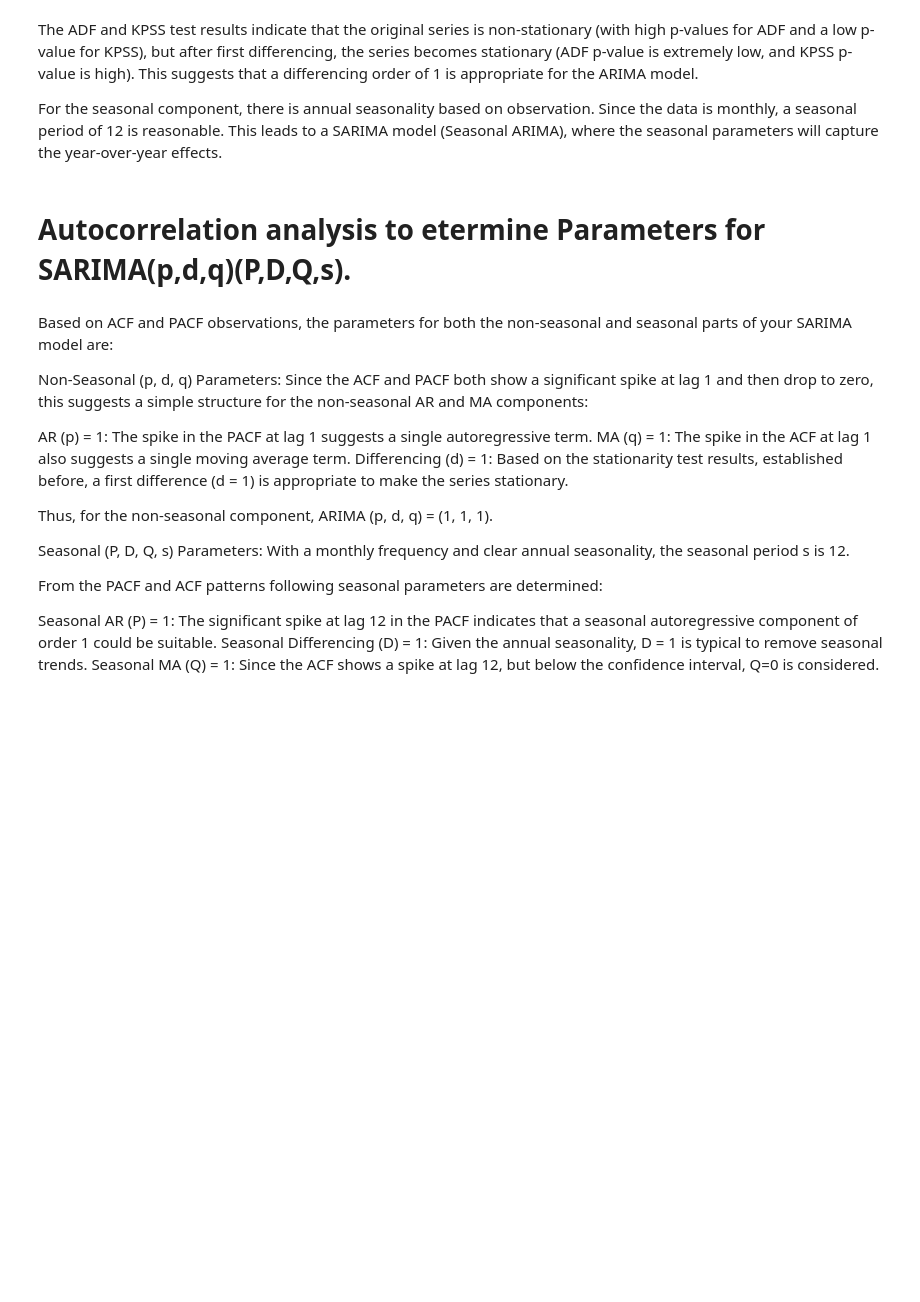
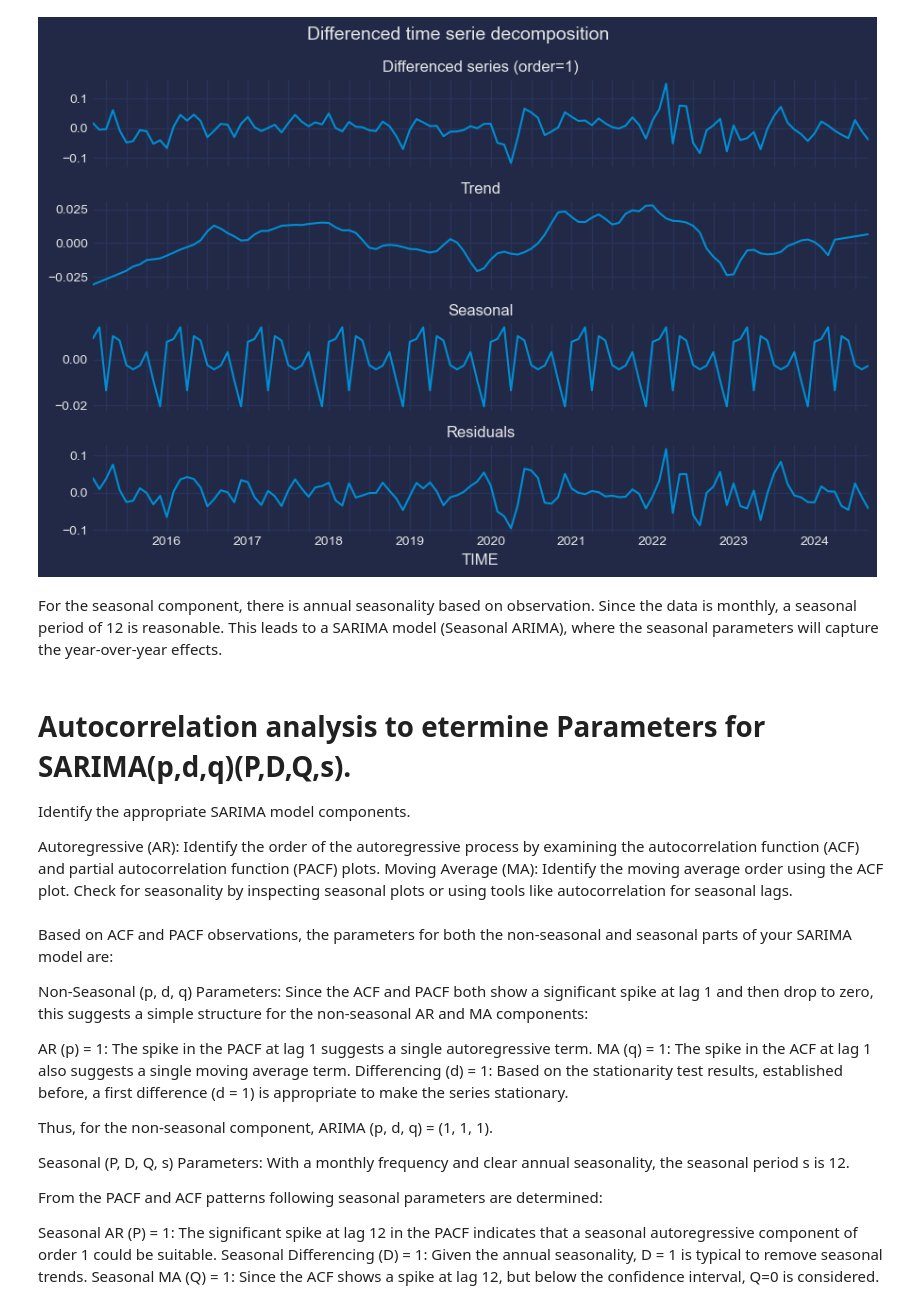
Before and after one commit to irytck/forecast, a Jupyter notebook: reports/report.ipynb, the cells around one changed output. Drawn from its saved outputs; the diff is of its cells as text; code cells hidden in the pictures; blank space fills up the shorter version.

```diff
--- a/reports/report.ipynb
+++ b/reports/report.ipynb
@@ -20,4 +160,23 @@ The results highlights a varying variance in the residuals, with lower variance
 # %%
 # Log transformation to stabilize the variance
+ts['log_diesel']=np.log(ts['Automotive diesel (unit/Litre)'])
 # %%
 # Stationarity test (original and differenciated serie)
+adfuller_result_ts = adfuller(ts['log_diesel'])
+kpss_result_ts = kpss(ts['log_diesel'])
+
+# First Differencing to achieve stationarity
+ts_diff_1 = ts['log_diesel'].diff().dropna()
+
+adfuller_result_ts1 = adfuller(ts_diff_1)
+kpss_result_ts1 = kpss(ts['log_diesel'].diff().dropna())
+
+print('Test stationarity for original series')
+print('-------------------------------------')
+print(f'ADF Statistic: {adfuller_result_ts[0]}, p-value: {adfuller_result_ts[1]}')
+print(f'KPSS Statistic: {kpss_result_ts[0]}, p-value: {kpss_result_ts[1]}')
+
+print('\nTest stationarity for differenced series (order=1)')
+print('--------------------------------------------------')
+print(f'ADF Statistic: {adfuller_result_ts1[0]}, p-value: {adfuller_result_ts1[1]}')
+print(f'KPSS Statistic: {kpss_result_ts1[0]}, p-value: {kpss_result_ts1[1]}')
@@ -24,9 +199,29 @@ The results highlights a varying variance in the residuals, with lower variance
 # %%
-# Transformed and differenciate time serie decomposition to re-evaluate the stationarity tests and variance to check if this has helped stabilize the residuals.
+# Transformed and differenciate time serie decomposition to re-evaluate the stationarity tests
+# and variance to check if this has helped stabilize the residuals.
+res_descompose_diff_1 = seasonal_decompose(ts_diff_1, model='additive', extrapolate_trend='freq')
+fig, axs = plt.subplots(nrows=4, ncols=1, figsize=(9, 6), sharex=True)
+res_descompose_diff_1.observed.plot(ax=axs[0])
+axs[0].set_title('Differenced series (order=1)', fontsize=12)
+res_descompose_diff_1.trend.plot(ax=axs[1])
+axs[1].set_title('Trend', fontsize=12)
+res_descompose_diff_1.seasonal.plot(ax=axs[2])
+axs[2].set_title('Seasonal', fontsize=12)
+res_descompose_diff_1.resid.plot(ax=axs[3])
+axs[3].set_title('Residuals', fontsize=12)
+fig.suptitle('Differenced time serie decomposition', fontsize=14)
+fig.tight_layout()
+plt.show()
+# %% [output]
+[figure, added]
 # %% [markdown]
-The ADF and KPSS test results indicate that the original series is non-stationary (with high p-values for ADF and a low p-value for KPSS), but after first differencing, the series becomes stationary (ADF p-value is extremely low, and KPSS p-value is high). This suggests that a differencing order of 1 is appropriate for the ARIMA model.
-
 For the seasonal component, there is annual seasonality based on observation. Since the data is monthly, a seasonal period of 12 is reasonable. This leads to a SARIMA model (Seasonal ARIMA), where the seasonal parameters will capture the year-over-year effects.
 # %% [markdown]
 # Autocorrelation analysis to etermine Parameters for SARIMA(p,d,q)(P,D,Q,s).
+
+Identify the appropriate SARIMA model components.
+
+Autoregressive (AR): Identify the order of the autoregressive process by examining the autocorrelation function (ACF) and partial autocorrelation function (PACF) plots.
+Moving Average (MA): Identify the moving average order using the ACF plot.
+Check for seasonality by inspecting seasonal plots or using tools like autocorrelation for seasonal lags.
 # %%
```
Also changed, not shown: parts of 23 cells of this notebook.
